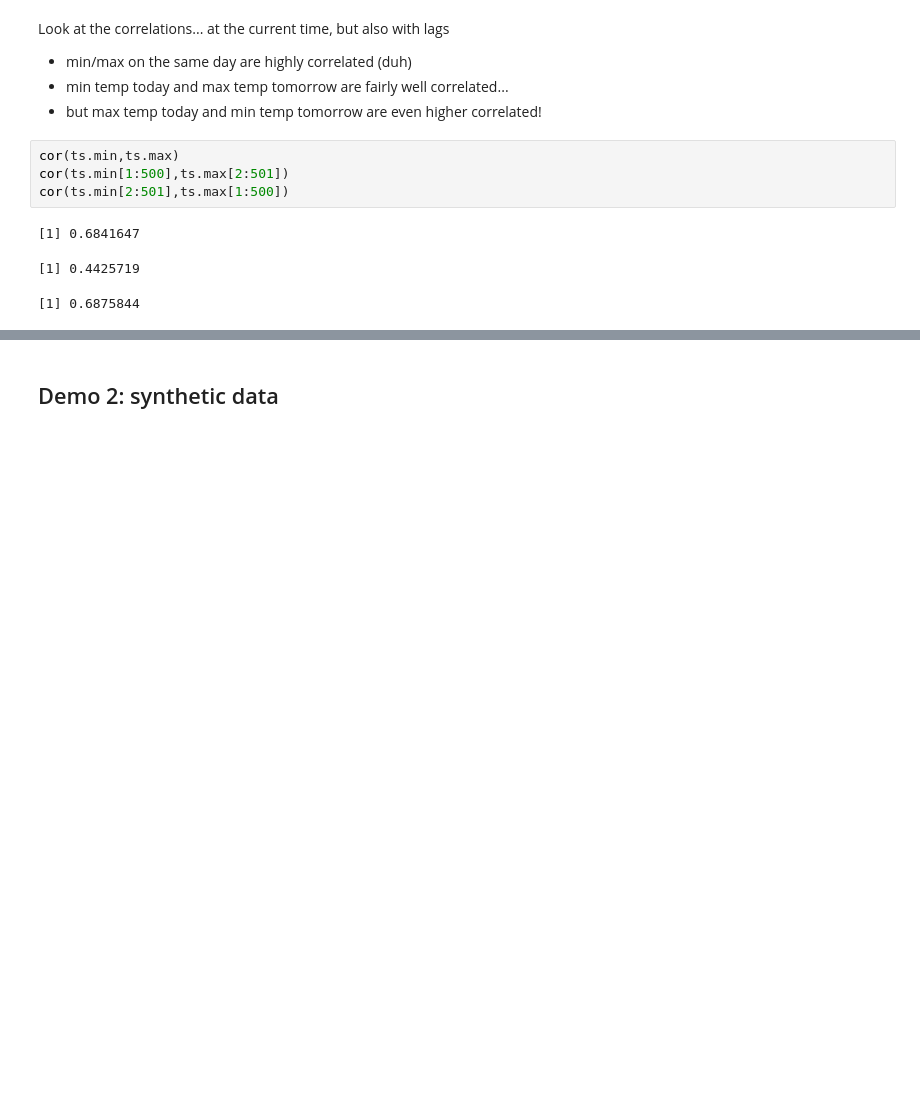
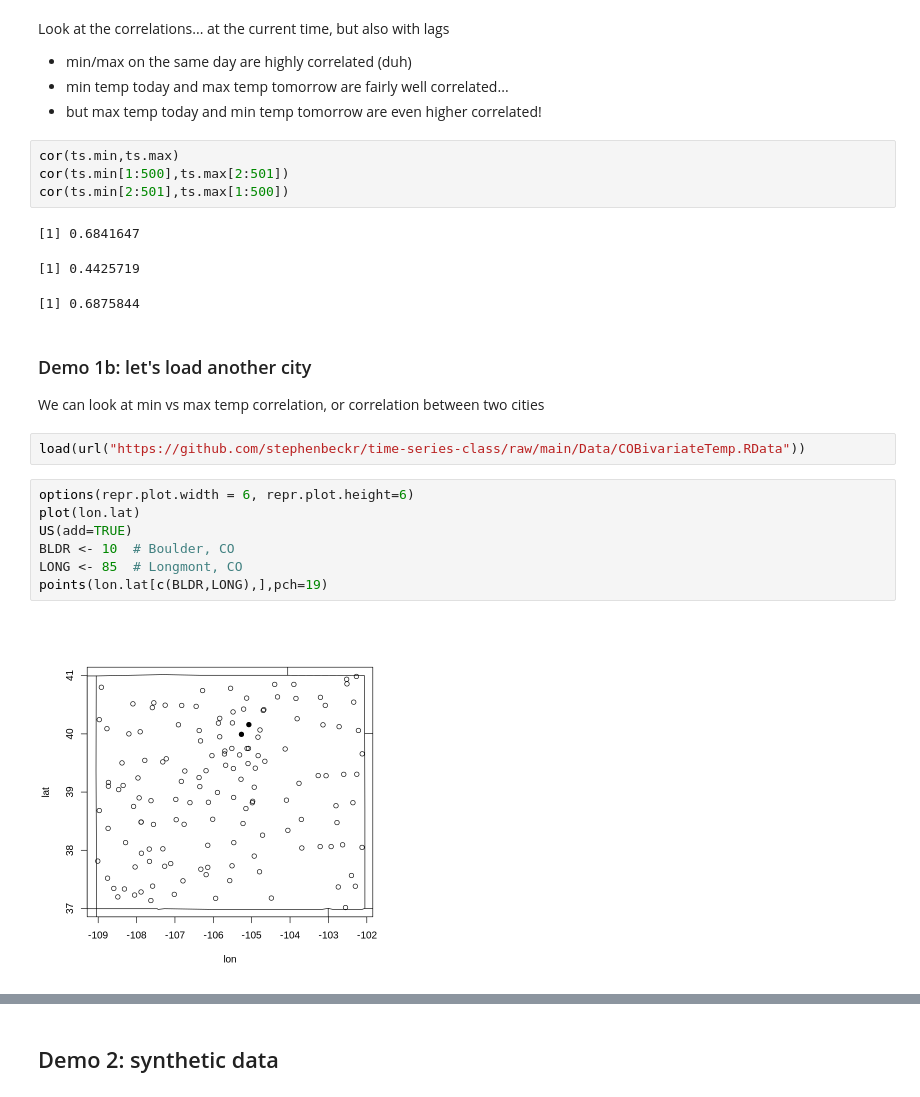
Before and after one commit to stephenbeckr/time-series-class, a Jupyter notebook: Demos/TimeSeries_MultivariateDemo.ipynb, the cells around one changed output, grey strips where cells are left out. Cells and saved outputs as stored; diff of their text form; blank space fills up the shorter version.

Commit message:
Filling out demos

```diff
--- a/Demos/TimeSeries_MultivariateDemo.ipynb
+++ b/Demos/TimeSeries_MultivariateDemo.ipynb
@@ -61,3 +65,17 @@ cor(ts.min[2:501],ts.max[1:500])
 [1] 0.6841647
 [1] 0.4425719
 [1] 0.6875844
+# %% [markdown]
+### Demo 1b: let's load another city
+We can look at min vs max temp correlation, or correlation between two cities
+# %%
+load(url("https://github.com/stephenbeckr/time-series-class/raw/main/Data/COBivariateTemp.RData"))
+# %%
+options(repr.plot.width = 6, repr.plot.height=6)
+plot(lon.lat)
+US(add=TRUE)
+BLDR <- 10  # Boulder, CO
+LONG <- 85  # Longmont, CO
+points(lon.lat[c(BLDR,LONG),],pch=19)
+# %% [output]
+[figure, added]
```
Also changed, not shown: parts of 42 cells of this notebook.
